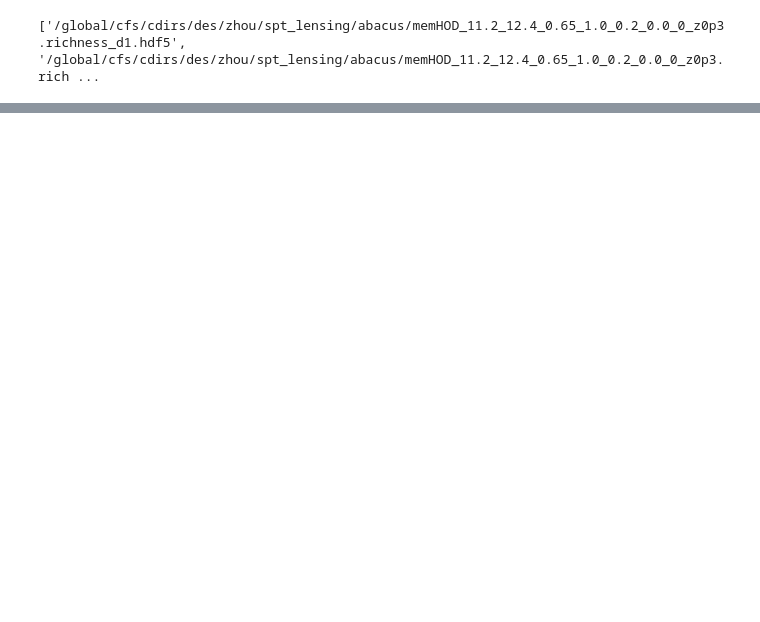
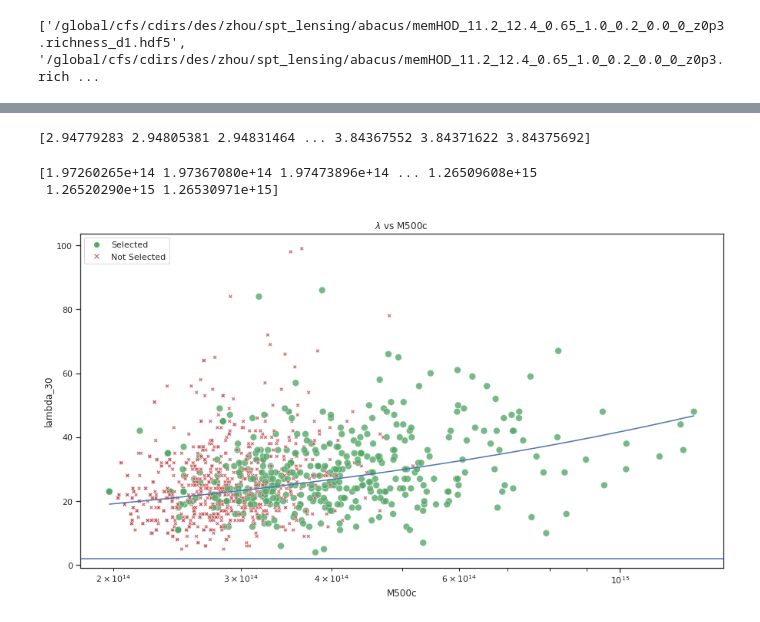
Before and after one commit to zchvsre/des_spt_selection, a Jupyter notebook: combin_lambda_spt.ipynb, the cells around one changed output, grey strips where cells are left out. Saved outputs shown, nothing was run; the diff lists cells and outputs as text; code cells hidden in the pictures; blank space fills up the shorter version.

Commit message:
add lambda v M500c model + scatter plot

```diff
--- a/combin_lambda_spt.ipynb
+++ b/combin_lambda_spt.ipynb
@@ -160,0 +160,10 @@ nbslack.notify("Lamdba zeta plots done")
+# %%
+def get_mean_ln_lambda(M,A_lambda_,B_lambda_,C_lambda_):
+    mean_ln_lambda = np.log(A_lambda_) + B_lambda_*np.log(M*h_70/3E14) + C_lambda_*growth_ratio
+    return(mean_ln_lambda)
+# %%
+p0 = 60, 1, 0.5
+best_fit = sp.optimize.curve_fit(get_mean_ln_lambda, halo_df['M500c'].to_numpy(),np.log(halo_df['lambda_30'].to_numpy()), p0)
+print(best_fit)
+best_fit_params = best_fit[0]
+print("A,B,C are ", best_fit[0])
@@ -160,0 +175,2 @@ nbslack.notify("Lamdba zeta plots done")
+# %%
+halo_df['mean_ln_lambda_30'] = get_mean_ln_lambda(halo_df['M500c'],*best_fit_params)
@@ -160,0 +198,11 @@ nbslack.notify("Lamdba zeta plots done")
+# %%
+M500c_range = np.linspace(halo_df['M500c'].min(),halo_df['M500c'].max(),10000)
+mean_ln_lambda = get_mean_ln_lambda(M500c_range,*best_fit_params)
+print(mean_ln_lambda)
+# %% [output]
+[2.94779283 2.94805381 2.94831464 ... 3.84367552 3.84371622 3.84375692]
+# %%
+print(M500c_range)
+# %% [output]
+[1.97260265e+14 1.97367080e+14 1.97473896e+14 ... 1.26509608e+15
+ 1.26520290e+15 1.26530971e+15]
@@ -160,0 +214,18 @@ nbslack.notify("Lamdba zeta plots done")
+# %%
+sns.set_style('ticks')
+markers = {1: "o", 0: "X"}
+
+plot2 = sns.lineplot(M500c_range, np.exp(mean_ln_lambda))
+plot1 = sns.scatterplot(x='M500c',y='lambda_30',data=halo_df,size="select",sizes=(75,25),alpha=0.8,hue="select",palette=["r","g"],style="select",markers=markers,legend=False)
+
+plot1.set(xscale="log",yscale="linear",title="$\lambda$ vs M500c")
+custom = [Line2D([], [], marker='o', color='g', linestyle='None'),
+          Line2D([], [], marker='x', color='r', linestyle='None')]
+
+plot1.axhline(2)
+plt.legend(custom, ['Selected', 'Not Selected'], loc='upper left')
+# plt.text(0.8*1E11,2.5, "z>2 line to exclude $M < 10^{12}$", color='black')
+
+plt.show()
+# %% [output]
+[figure, added]
```
Also changed, not shown: parts of 21 cells of this notebook.
